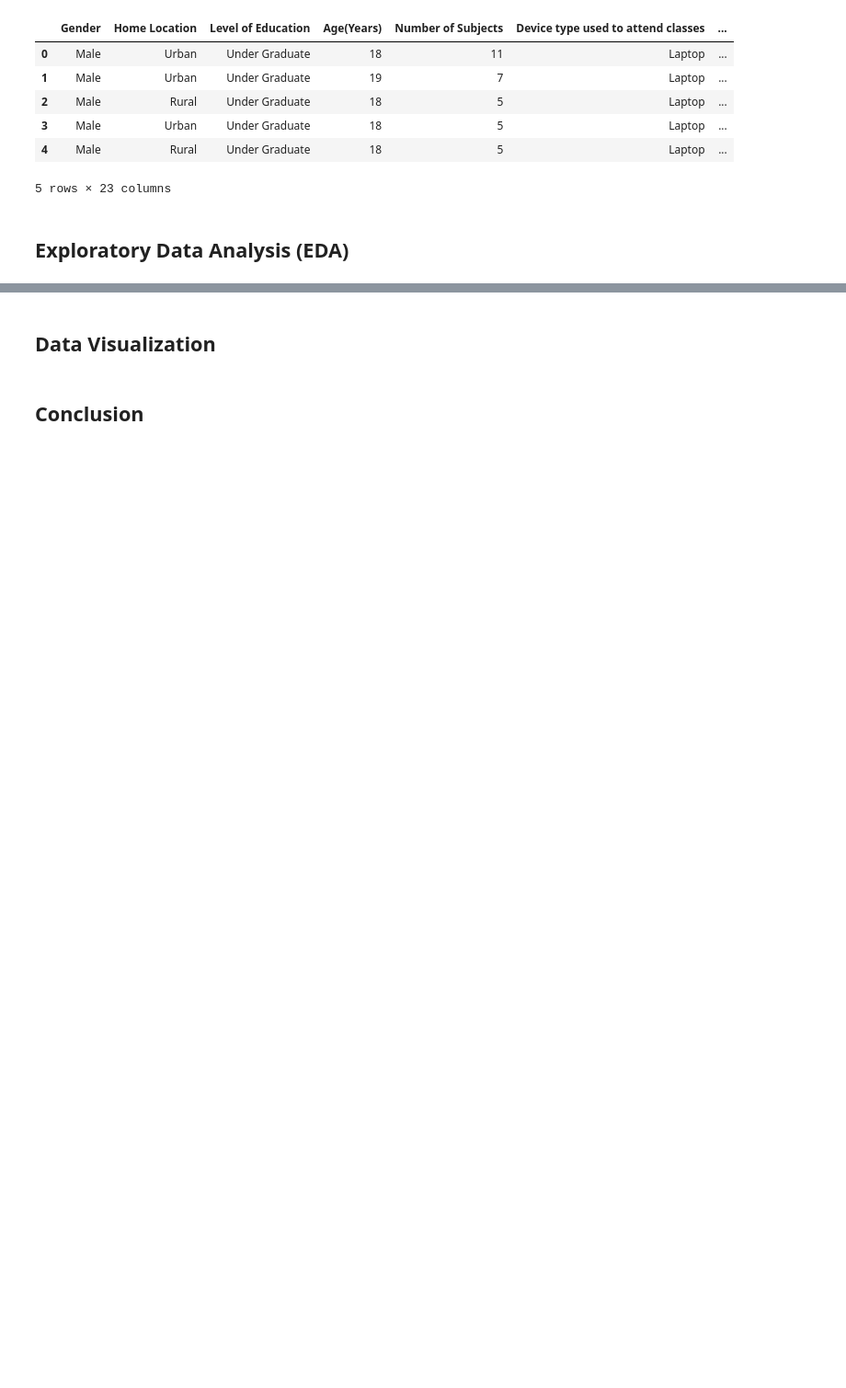
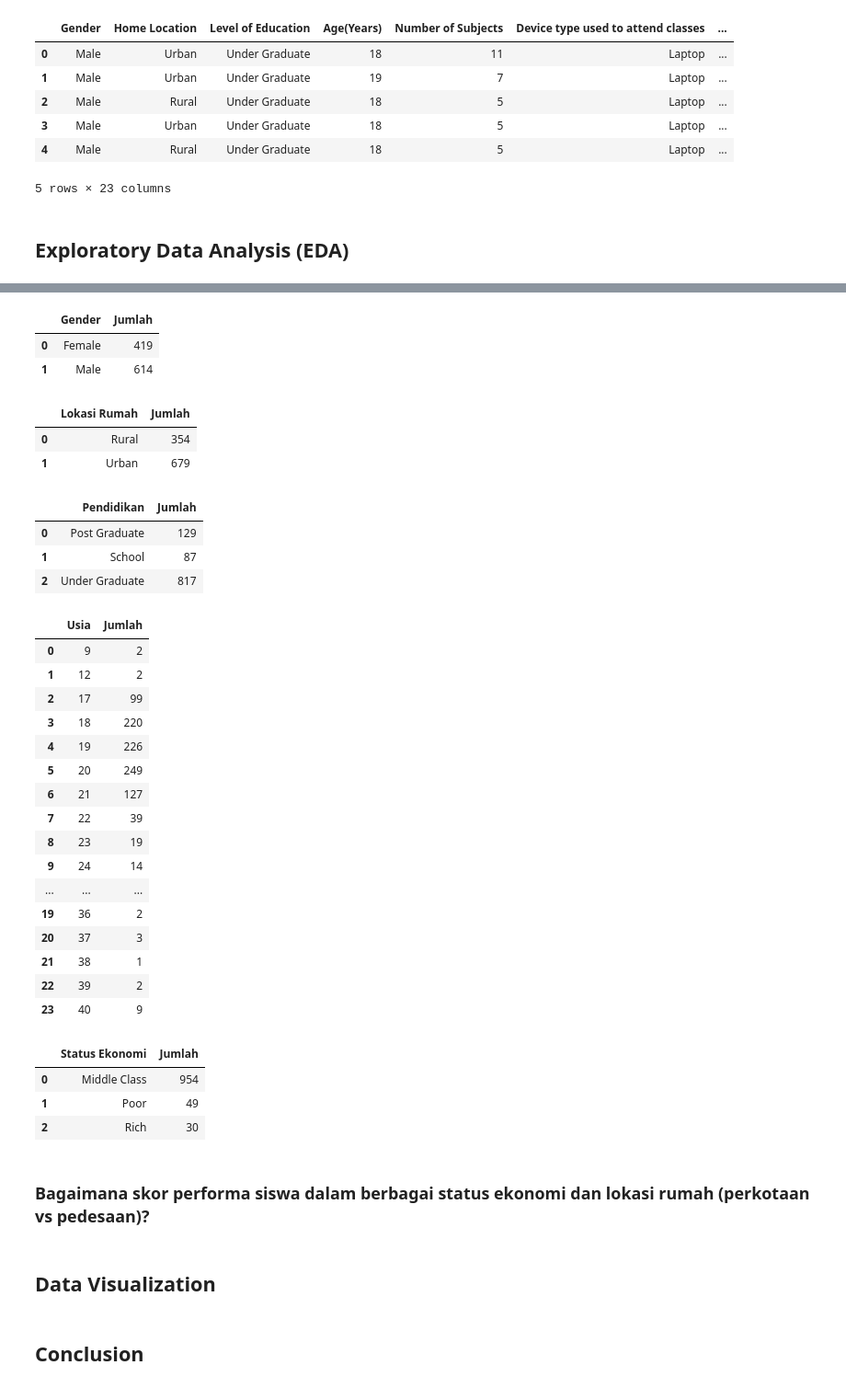
Before and after one commit to rizkiwijanarko/Student_Adaptability_on_E-Learning_Data_Analysis, a Jupyter notebook: E-Learning Data Analysis.ipynb, the cells around one changed output, grey strips where cells are left out. Shown: that part at 92% size. Drawn from its saved outputs; the diff is of its cells as text; code cells hidden in the pictures; blank space fills up the shorter version.

```diff
--- a/E-Learning Data Analysis.ipynb
+++ b/E-Learning Data Analysis.ipynb
@@ -166,5 +194,65 @@ Bagaimana demografi dan latar belakang siswa yang menggunakan sistem pendidikan
 # %%
-# Melihat
+# Mengelompokkan data berdasarkan gender
+gender_data = df.groupby('Gender').size().reset_index(name='Jumlah')
+gender_data
+# %% [output]
+|  | Gender | Jumlah |
+| 0 | Female | 419 |
+| 1 | Male | 614 |
+# %%
+# Mengelompokkan data berdasarkan lokasi rumah
+location_data = df.groupby('Home Location').size().reset_index().rename(columns={'Home Location': 'Lokasi Rumah', 0: 'Jumlah'})
+
+location_data
+# %% [output]
+|  | Lokasi Rumah | Jumlah |
+| 0 | Rural | 354 |
+| 1 | Urban | 679 |
+# %%
+# Mengelompokkkan data berdasarkan level edukasi
+education_data = df.groupby('Level of Education').size().reset_index().rename(columns={'Level of Education': 'Pendidikan', 0: 'Jumlah'})
+
+education_data
+# %% [output]
+|  | Pendidikan | Jumlah |
+| 0 | Post Graduate | 129 |
+| 1 | School | 87 |
+| 2 | Under Graduate | 817 |
+# %%
+# Mengelompokkan data berdasarkan usia
+age_data = df.groupby('Age(Years)').size().reset_index().rename(columns={'Age(Years)': 'Usia', 0: 'Jumlah'})
+
+age_data
+# %% [output]
+|  | Usia | Jumlah |
+| 0 | 9 | 2 |
+| 1 | 12 | 2 |
+| 2 | 17 | 99 |
+| 3 | 18 | 220 |
+| 4 | 19 | 226 |
+| 5 | 20 | 249 |
+| 6 | 21 | 127 |
+| 7 | 22 | 39 |
+| 8 | 23 | 19 |
+| 9 | 24 | 14 |
+| ... | ... | ... |
+| 19 | 36 | 2 |
+| 20 | 37 | 3 |
+| 21 | 38 | 1 |
+| 22 | 39 | 2 |
+| 23 | 40 | 9 |
+# %%
+# Mengelompokkan data berdasarkan status ekonomi
+economic_data = df.groupby('Economic status').size().reset_index().rename(columns={'Economic status': 'Status Ekonomi', 0: 'Jumlah'})
+
+economic_data
+# %% [output]
+|  | Status Ekonomi | Jumlah |
+| 0 | Middle Class | 954 |
+| 1 | Poor | 49 |
+| 2 | Rich | 30 |
+# %% [markdown]
+### Bagaimana skor performa siswa dalam berbagai status ekonomi dan lokasi rumah (perkotaan vs pedesaan)?
 # %% [markdown]
 ## Data Visualization
 # %% [markdown]
```
Also changed, not shown: parts of 4 cells of this notebook.
